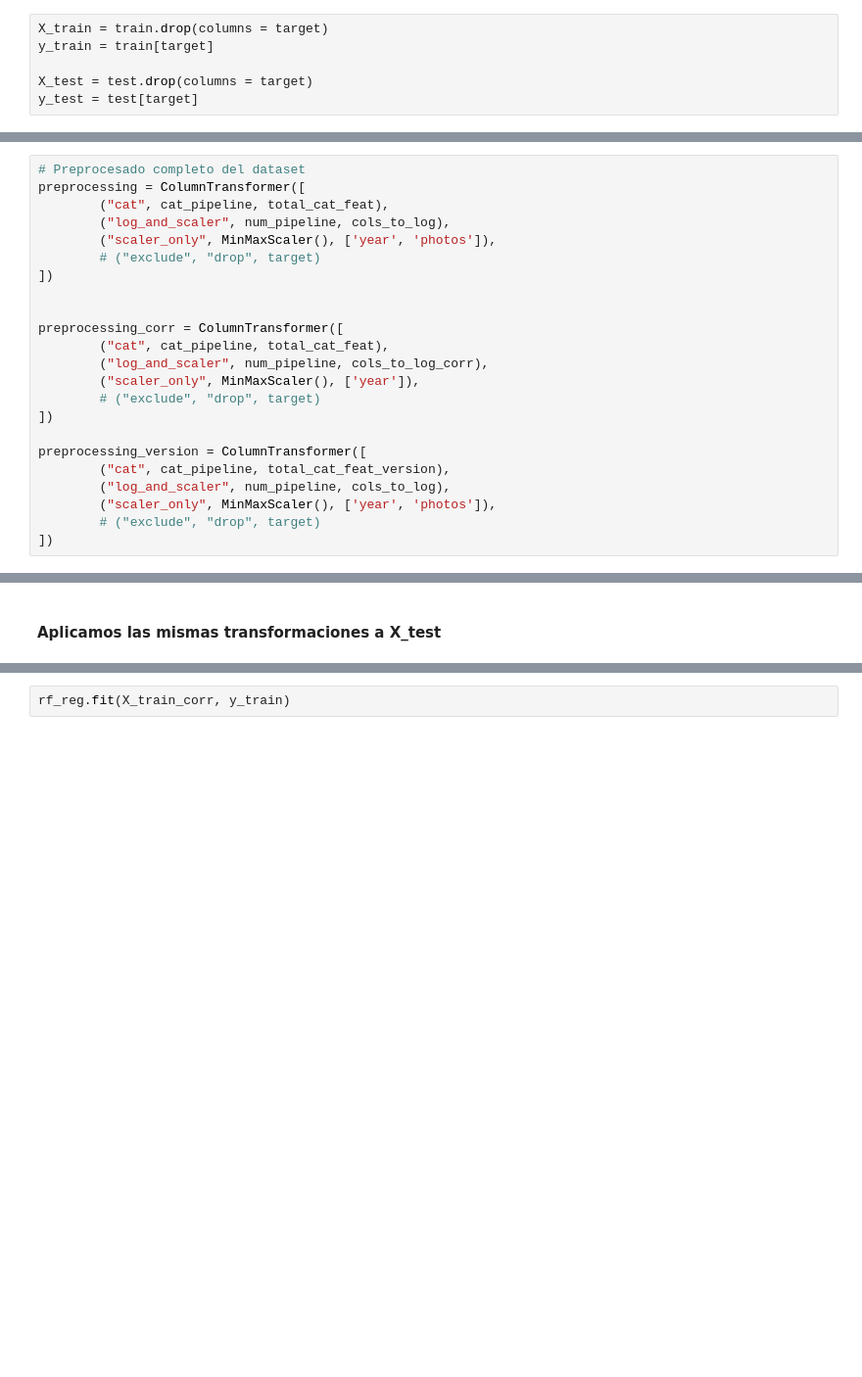
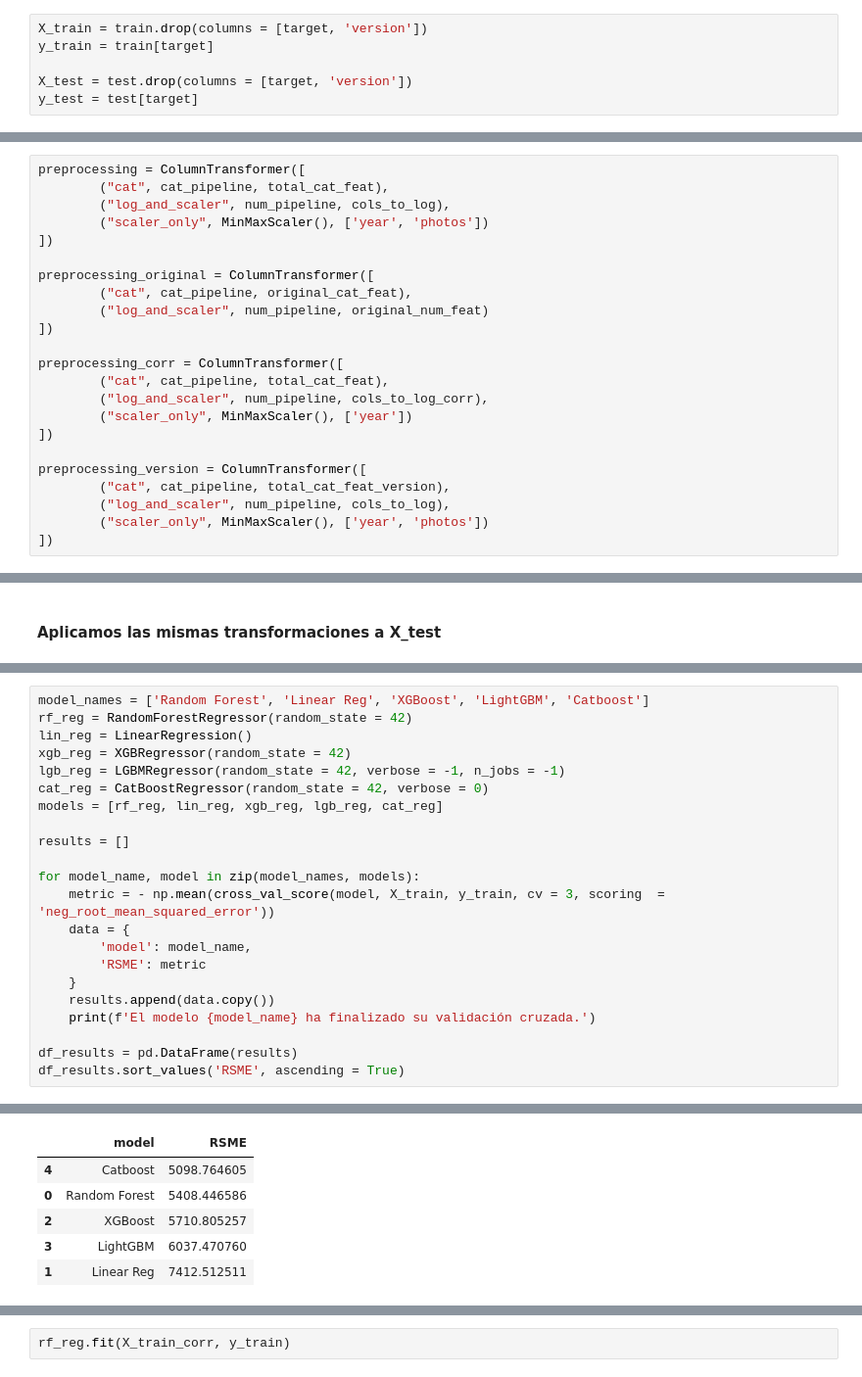
Before and after one commit to mPuchadesdo/ML_Coches-de-segunda-mano, a Jupyter notebook: src/notebooks/data_exploration.ipynb, the cells around one changed output, grey strips where cells are left out. Shown at 98% size. Drawn from its saved outputs; the diff is of its cells as text; blank space fills up the shorter version.

```diff
--- a/src/notebooks/data_exploration.ipynb
+++ b/src/notebooks/data_exploration.ipynb
@@ -783,8 +802,8 @@ Ya tenemos tanto train como test transformados inicialmente. Ahora vamos a prepa
 
 Dividimos ya los datasets de train y test para poder trabajarlos y meterlos en el modelo.
 # %%
-X_train = train.drop(columns = target)
+X_train = train.drop(columns = [target, 'version'])
 y_train = train[target]
 
-X_test = test.drop(columns = target)
+X_test = test.drop(columns = [target, 'version'])
 y_test = test[target]
@@ -862,25 +886,25 @@ cols_to_log_corr
 # %%
-# Preprocesado completo del dataset
 preprocessing = ColumnTransformer([
         ("cat", cat_pipeline, total_cat_feat),
         ("log_and_scaler", num_pipeline, cols_to_log),
-        ("scaler_only", MinMaxScaler(), ['year', 'photos']),
-        # ("exclude", "drop", target)
+        ("scaler_only", MinMaxScaler(), ['year', 'photos'])
 ])
 
+preprocessing_original = ColumnTransformer([
+        ("cat", cat_pipeline, original_cat_feat),
+        ("log_and_scaler", num_pipeline, original_num_feat)
+])
 
 preprocessing_corr = ColumnTransformer([
         ("cat", cat_pipeline, total_cat_feat),
         ("log_and_scaler", num_pipeline, cols_to_log_corr),
-        ("scaler_only", MinMaxScaler(), ['year']),
-        # ("exclude", "drop", target)
+        ("scaler_only", MinMaxScaler(), ['year'])
 ])
 
 preprocessing_version = ColumnTransformer([
         ("cat", cat_pipeline, total_cat_feat_version),
         ("log_and_scaler", num_pipeline, cols_to_log),
-        ("scaler_only", MinMaxScaler(), ['year', 'photos']),
-        # ("exclude", "drop", target)
+        ("scaler_only", MinMaxScaler(), ['year', 'photos'])
 ])
 # %%
 X_train = preprocessing.fit_transform(X_train)
@@ -921,0 +952,23 @@ Las dimensiones finales de X_test son: (15679, 9197)
+# %%
+model_names = ['Random Forest', 'Linear Reg', 'XGBoost', 'LightGBM', 'Catboost']
+rf_reg = RandomForestRegressor(random_state = 42)
+lin_reg = LinearRegression()
+xgb_reg = XGBRegressor(random_state = 42)
+lgb_reg = LGBMRegressor(random_state = 42, verbose = -1, n_jobs = -1)
+cat_reg = CatBoostRegressor(random_state = 42, verbose = 0)
+models = [rf_reg, lin_reg, xgb_reg, lgb_reg, cat_reg]
+
+results = []
+
+for model_name, model in zip(model_names, models):
+    metric = - np.mean(cross_val_score(model, X_train, y_train, cv = 3, scoring  = 'neg_root_mean_squared_error'))
+    data = {
+        'model': model_name,
+        'RSME': metric
+    }
+    results.append(data.copy())
+    print(f'El modelo {model_name} ha finalizado su validación cruzada.')
+
+df_results = pd.DataFrame(results)
+df_results.sort_values('RSME', ascending = True)
+# %% [output]
@@ -921,0 +992,6 @@ Las dimensiones finales de X_test son: (15679, 9197)
+|  | model | RSME |
+| 4 | Catboost | 5098.764605 |
+| 0 | Random Forest | 5408.446586 |
+| 2 | XGBoost | 5710.805257 |
+| 3 | LightGBM | 6037.470760 |
+| 1 | Linear Reg | 7412.512511 |
```
Also changed, not shown: parts of 29 cells of this notebook, 7 other files.
